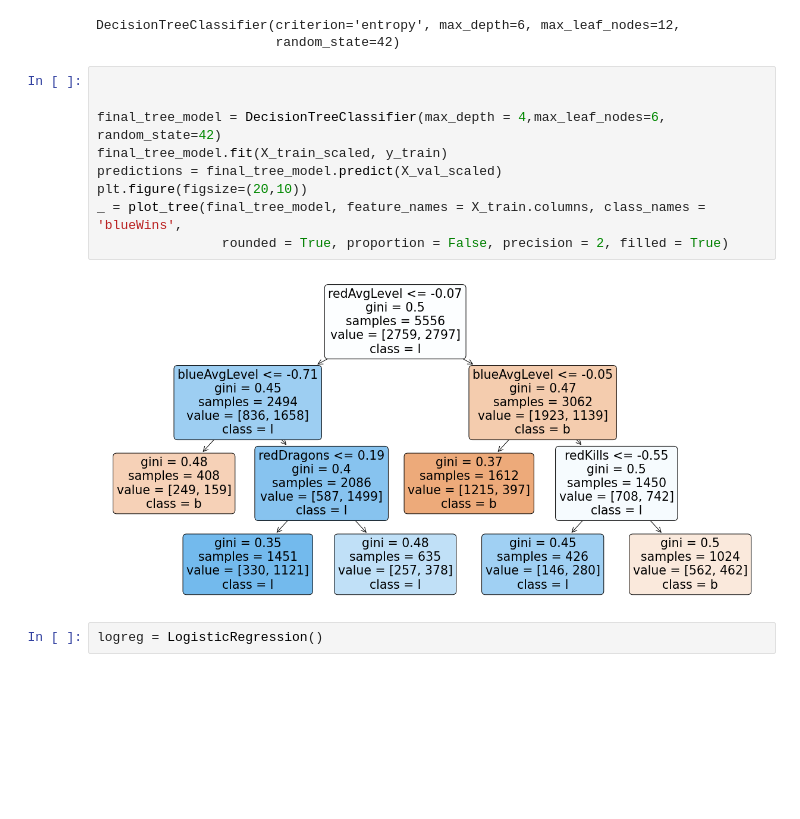
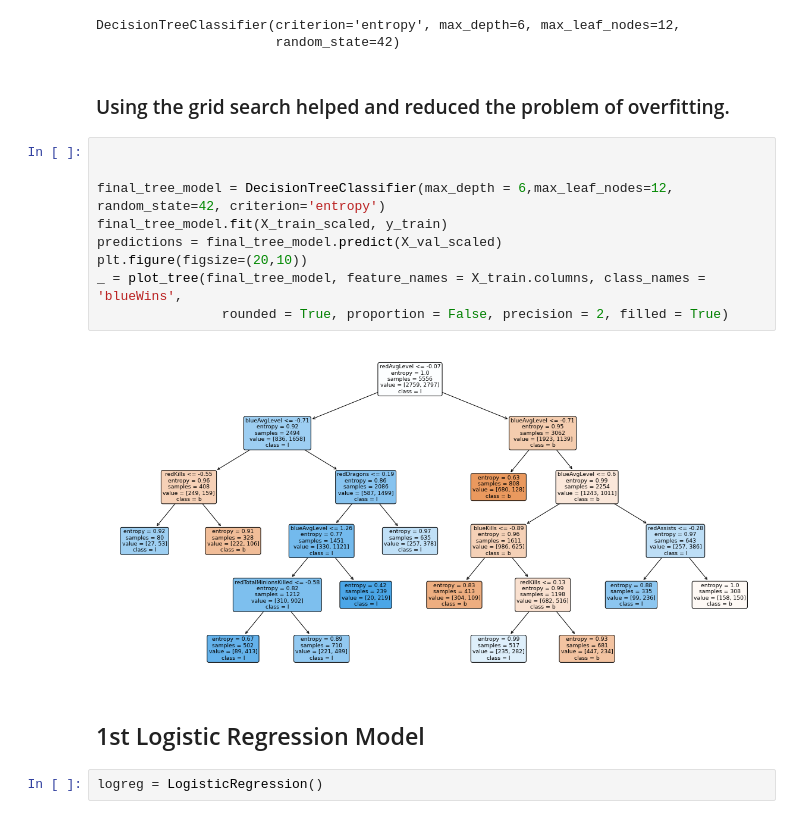
Before and after one commit to krvosen/bsc-phase-three-project, a Jupyter notebook: notebooks/exploratory/Kyle/FinalMaybe.ipynb, the cells around one changed output. Drawn from its saved outputs; the diff is of its cells as text; blank space fills up the shorter version.

```diff
--- a/notebooks/exploratory/Kyle/FinalMaybe.ipynb
+++ b/notebooks/exploratory/Kyle/FinalMaybe.ipynb
@@ -110,17 +155,21 @@ Training accuracy: 0.6985241180705544
 validation accuracy:  0.7053426875337291
 DecisionTreeClassifier(criterion='entropy', max_depth=6, max_leaf_nodes=12,
                        random_state=42)
+# %% [markdown]
+### Using the grid search helped and reduced the problem of overfitting.
 # %%
 
 
-final_tree_model = DecisionTreeClassifier(max_depth = 4,max_leaf_nodes=6, random_state=42)
+final_tree_model = DecisionTreeClassifier(max_depth = 6,max_leaf_nodes=12, random_state=42, criterion='entropy')
 final_tree_model.fit(X_train_scaled, y_train)
 predictions = final_tree_model.predict(X_val_scaled)
 plt.figure(figsize=(20,10))
 _ = plot_tree(final_tree_model, feature_names = X_train.columns, class_names = 'blueWins',
                 rounded = True, proportion = False, precision = 2, filled = True)
 # %% [output]
-[figure, old version]
+[figure, new version]
+# %% [markdown]
+## 1st Logistic Regression Model
 # %%
 logreg = LogisticRegression()
 # %%
```
Also changed, not shown: parts of 61 cells of this notebook, 1 other file.
